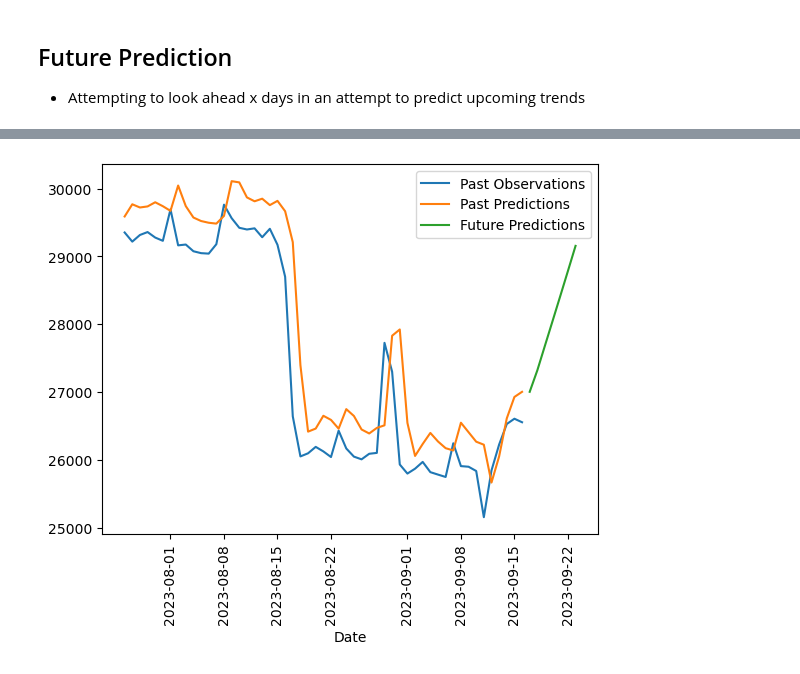
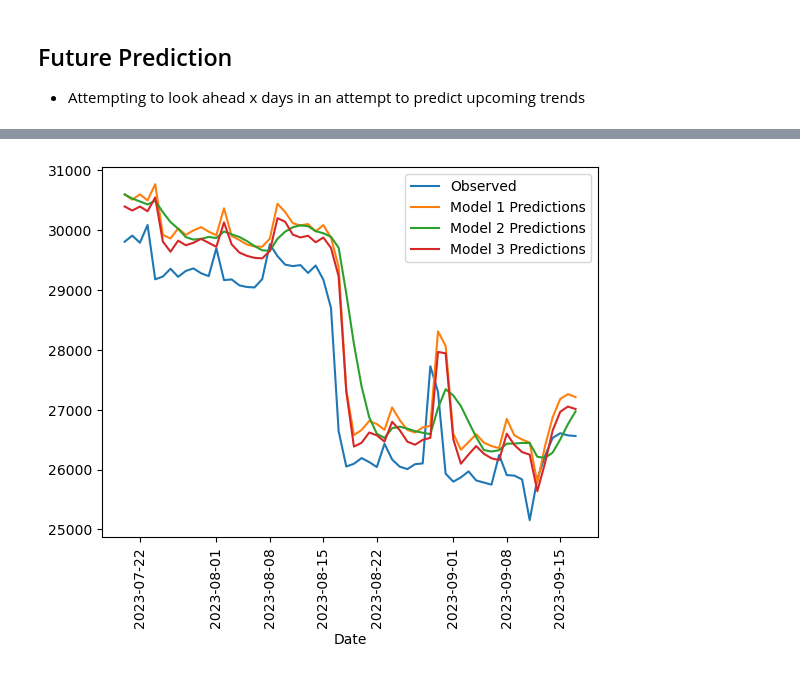
Before and after one commit to mtolan2023/crypto_forecast, a Jupyter notebook: tf_btc_refined.ipynb, the cells around one changed output, grey strips where cells are left out. Saved outputs shown, nothing was run; the diff lists cells and outputs as text; code cells hidden in the pictures.

Commit message:
adding new h5s and test plot

```diff
--- a/tf_btc_refined.ipynb
+++ b/tf_btc_refined.ipynb
@@ -290,5 +287,5 @@ model2.compile(loss='mse',
               optimizer=Adam(learning_rate=0.0001),
               metrics=['mean_absolute_error'])
 
-model2.fit(X_train2, y_train2, validation_data=(X_val2, y_val2), epochs=200)
+model2.fit(X_train2, y_train2, validation_data=(X_val2, y_val2), epochs=300)
 # %% [output]
@@ -382,5 +379,5 @@ model3.compile(loss='mse',
               optimizer=Adam(learning_rate=0.001),
               metrics=['mean_absolute_error'])
 
-model3.fit(X_train2, y_train2, validation_data=(X_val2, y_val2), epochs=200)
+model3.fit(X_train2, y_train2, validation_data=(X_val2, y_val2), epochs=300)
 # %% [output]
@@ -532,14 +535,17 @@ model3.save("H5_Files/btc_7_day.h5")
 # %%
 # build output into a df for graphing in js
 
-df = pd.DataFrame({"Date": dates_test2, "observed":np.exp(y_test2), "predicted":np.exp(test_predictions3)})
+df = pd.DataFrame({"Date": dates_test2[-90:], "observed":np.exp(y_test2[-90:]),\
+                "model_1_predicted":np.exp(test_predictions[-90:]),\
+                "model_2_predicted":np.exp(test_predictions2[-90:]),\
+                "model_3_predicted":np.exp(test_predictions3[-90:])})
 df.set_index('Date', inplace=True)
 
-df2 = pd.DataFrame({"Date": predicted_dates, "future_prediction":np.exp(predictions)})
-df2.set_index('Date', inplace=True)
+# df2 = pd.DataFrame({"Date": predicted_dates, "future_prediction":np.exp(predictions)})
+# df2.set_index('Date', inplace=True)
 
-past_future_df = pd.merge(df,df2, how='outer', left_index=True, right_index=True)
+# past_future_df = pd.merge(df,df2, how='outer', left_index=True, right_index=True)
 
 
-past_future_df.head()
+df
 # %% [output]
@@ -563,8 +566,10 @@ past_future_df.tail()
 # %%
-past_future_df[-60:].plot(use_index=True)
+#Measuring each model's predictions against the test data
+df[-60:].plot(use_index=True)
 plt.xticks(rotation=90)
 
-plt.legend(['Past Observations', 'Past Predictions','Future Predictions'])
+plt.legend(['Observed', 'Model 1 Predictions', 'Model 2 Predictions', \
+            'Model 3 Predictions'])
 plt.show()
 # %% [output]
-[figure, old version]
+[figure, new version]
```
Also changed, not shown: parts of 37 cells of this notebook, 31 other files.
